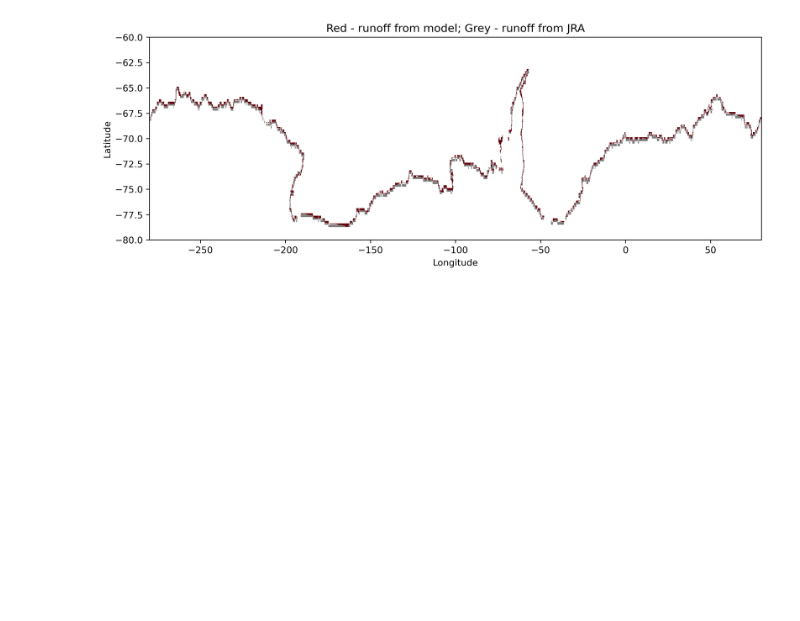
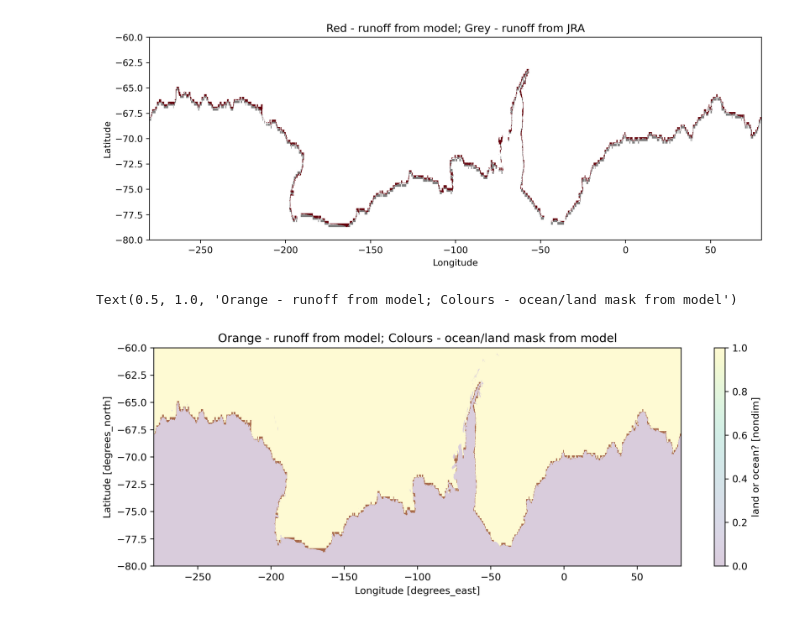
Before and after one commit to claireyung/mom6-panAn-iceshelf-tools, a Jupyter notebook: verification/land-mask-runoff.ipynb, the cells around one changed output. Drawn from its saved outputs; the diff is of its cells as text; code cells hidden in the pictures; blank space fills up the shorter version.

```diff
--- a/verification/land-mask-runoff.ipynb
+++ b/verification/land-mask-runoff.ipynb
@@ -47,3 +47,13 @@ plt.title('Red - runoff from model; Grey - runoff from JRA')
 # %% [output]
 Text(0.5, 1.0, 'Red - runoff from model; Grey - runoff from JRA')
 [figure]
+# %%
+fig,axes = plt.subplots(figsize = (12,4),dpi = 300)
+plt.pcolormesh(panan_runoffmask.xh,panan_runoffmask.yh,panan_runoffmask, cmap = 'Reds_r', vmax = 2,shading='nearest', alpha = 0.7)
+land_mask_panan.wet.plot(alpha = 0.2)
+
+plt.ylim(-80,-60)
+plt.title('Orange - runoff from model; Colours - ocean/land mask from model')
+# %% [output]
+Text(0.5, 1.0, 'Orange - runoff from model; Colours - ocean/land mask from model')
+[figure, added]
```
Also changed, not shown: parts of 1 cell of this notebook.
